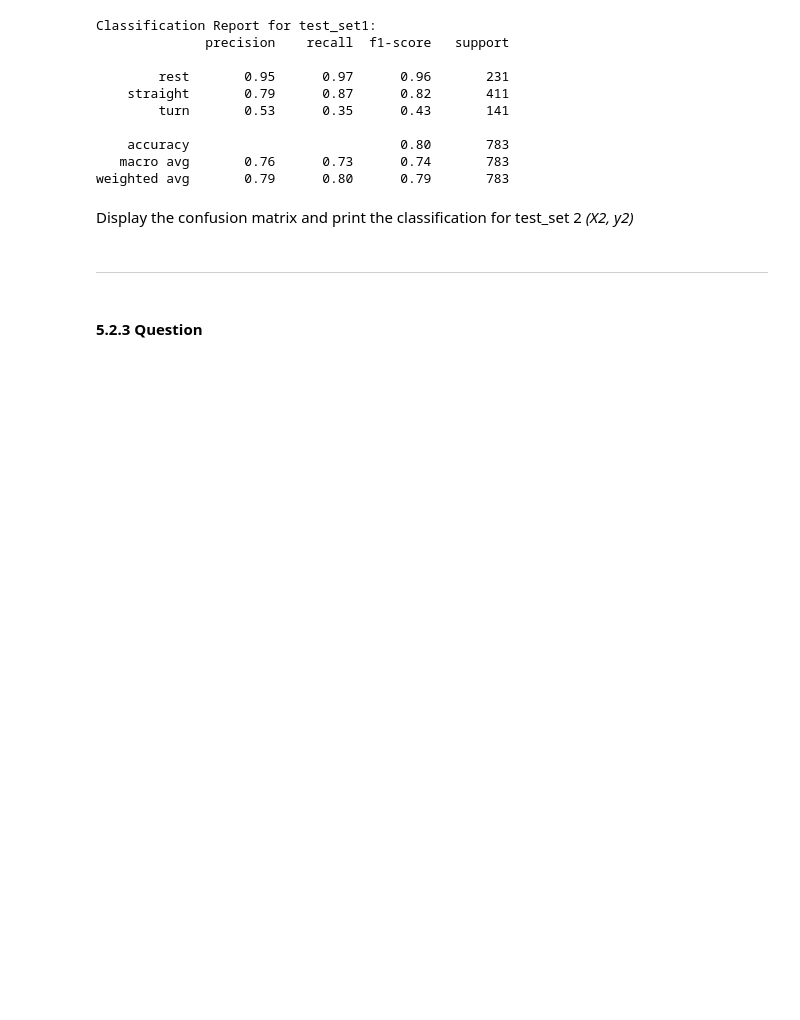
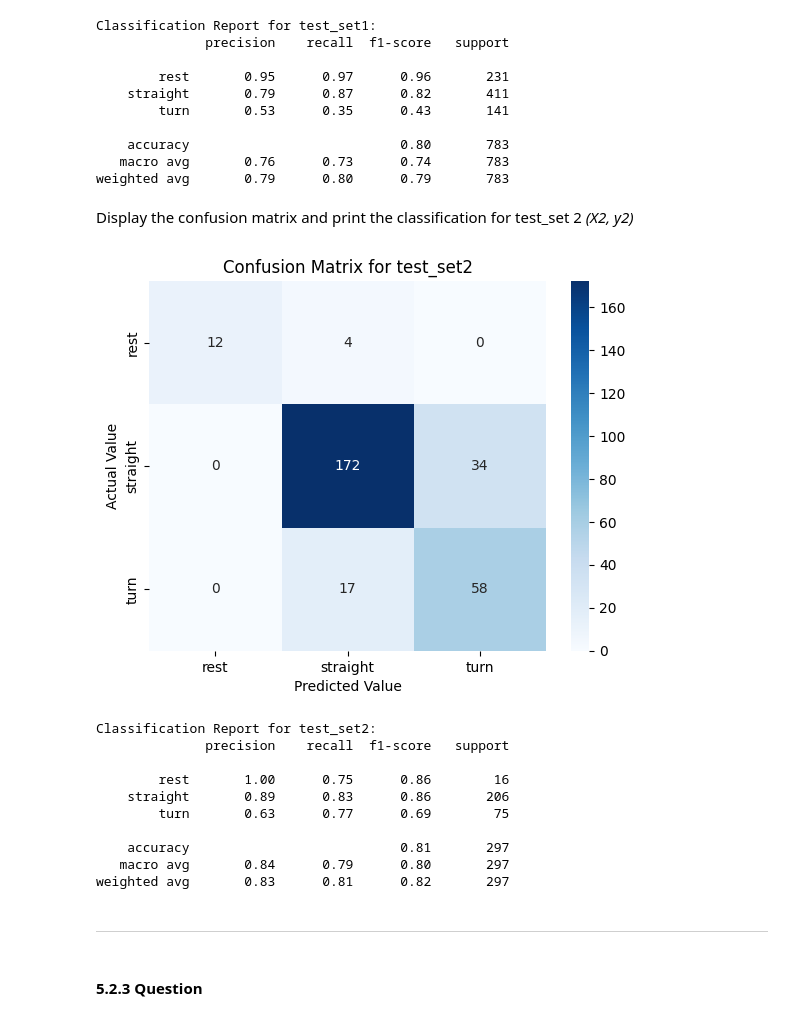
Before and after one commit to Divya-Bhavsar03/engg680_2024_fall, a Jupyter notebook: Lab_Assignment4/Assignment 4.ipynb, the cells around one changed output. Drawn from its saved outputs; the diff is of its cells as text; code cells hidden in the pictures; blank space fills up the shorter version.

```diff
--- a/Lab_Assignment4/Assignment 4.ipynb
+++ b/Lab_Assignment4/Assignment 4.ipynb
@@ -1337,3 +1335,33 @@ Display the confusion matrix and print the classification for test_set 2 *(X2, y
+# %%
+# TODO - Display confusion matrix and print classification report for (X2, y2)
+y2_pred = grid.best_estimator_.predict(X2)
+
+conf_mat2 = confusion_matrix(y2,y2_pred)
+
+sns.heatmap(conf_mat2, annot=True, fmt='d', cmap='Blues',
+            xticklabels=y2.unique(),
+            yticklabels=y2.unique())
+
+plt.xlabel('Predicted Value')
+plt.ylabel('Actual Value')
+plt.title('Confusion Matrix for test_set2')
+plt.show()
+
+#Classification Report
+print("Classification Report for test_set2:")
+print(classification_report(y2, y2_pred))
+# %% [output]
+[figure, added]
+Classification Report for test_set2:
+              precision    recall  f1-score   support
+
+        rest       1.00      0.75      0.86        16
+    straight       0.89      0.83      0.86       206
+        turn       0.63      0.77      0.69        75
+
+    accuracy                           0.81       297
+   macro avg       0.84      0.79      0.80       297
+weighted avg       0.83      0.81      0.82       297
 # %% [markdown]
 ___
 # %% [markdown]
```
Also changed, not shown: parts of 1 cell of this notebook.
